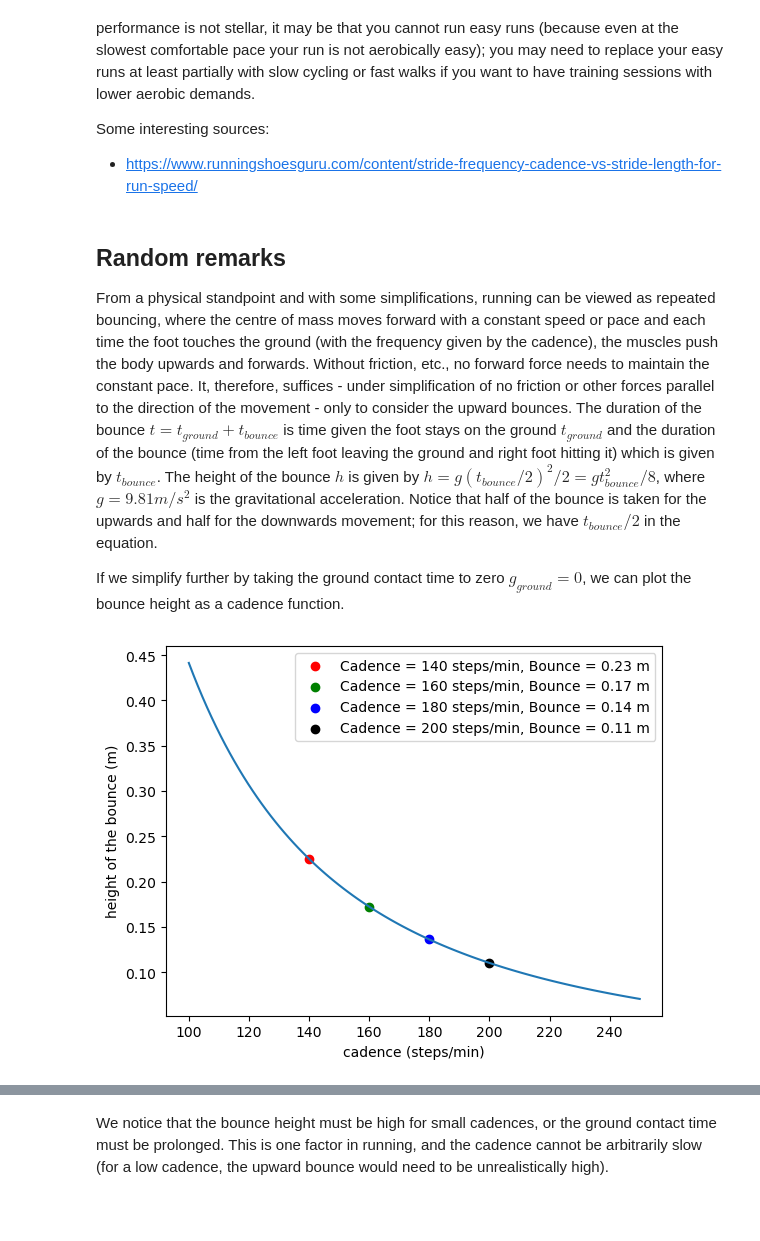
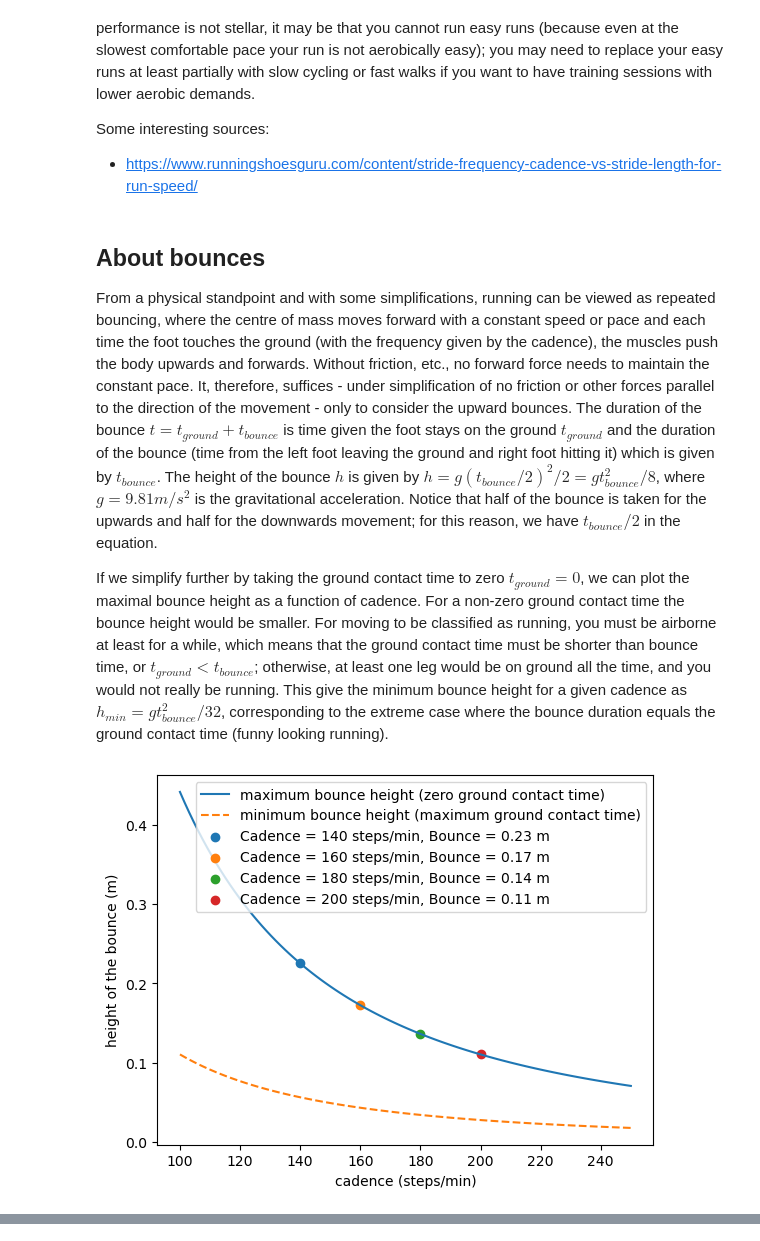
Before and after one commit to kaipuolamaki/run2024, a Jupyter notebook: notes/run.ipynb, the cells around one changed output, grey strips where cells are left out. Saved outputs shown, nothing was run; the diff lists cells and outputs as text; code cells hidden in the pictures; blank space fills up the shorter version.

```diff
--- a/notes/run.ipynb
+++ b/notes/run.ipynb
@@ -260,34 +254,54 @@ Some interesting sources:
 
 * <https://www.runningshoesguru.com/content/stride-frequency-cadence-vs-stride-length-for-run-speed/>
 # %% [markdown]
-## Random remarks
+## About bounces
 
 From a physical standpoint and with some simplifications, running can be viewed as repeated bouncing, where the centre of mass moves forward with a constant speed or pace and each time the foot touches the ground (with the frequency given by the cadence), the muscles push the body upwards and forwards. Without friction, etc., no forward force needs to maintain the constant pace. It, therefore, suffices - under simplification of no friction or other forces parallel to the direction of the movement - only to consider the upward bounces. The duration of the bounce $t=t_{ground}+t_{bounce}$ is time given the foot stays on the ground $t_{ground}$ and the duration of the bounce (time from the left foot leaving the ground and right foot hitting it) which is given by $t_{bounce}$. The height of the bounce $h$ is given by $h=g(t_{bounce}/2)^2/2=gt_{bounce}^2/8$, where $g=9.81 m/s^2$ is the gravitational acceleration. Notice that half of the bounce is taken for the upwards and half for the downwards movement; for this reason, we have $t_{bounce}/2$ in the equation.
 
-If we simplify further by taking the ground contact time to zero $g_{ground}=0$, we can plot the bounce height as a cadence function.
+If we simplify further by taking the ground contact time to zero $t_{ground}=0$, we can plot the maximal bounce height as a function of cadence. For a non-zero ground contact time the bounce height would be smaller. For moving to be classified as running, you must be airborne at least for a while, which means that the ground contact time must be shorter than bounce time, or $t_{ground}<t_{bounce}$; otherwise, at least one leg would be on ground all the time, and you would not really be running. This give the minimum bounce height for a given cadence as $h_{min}=gt_{bounce}^2/32$, corresponding to the extreme case where the bounce duration equals the ground contact time (funny looking running).
 # %%
 def fh(c):
     # the cadence units are in 1/min, we need to divide by 60 to get 1/s.
     return 9.81 * (60.0 / c) ** 2 / 8.0
 
 
 c = np.linspace(100, 250, 100)
 
-c2 = np.array([140,160,180,200])
+c2 = np.array([140, 160, 180, 200])
 fh2 = fh(c2)
 
 plt.clf()
-plt.plot(c, fh(c))
-plt.scatter(c2[0], fh2[0], label=f"Cadence = {c2[0]:.0f} steps/min, Bounce = {fh2[0]:.2f} m", color="red")
-plt.scatter(c2[1], fh2[1], label=f"Cadence = {c2[1]:.0f} steps/min, Bounce = {fh2[1]:.2f} m", color="green")
-plt.scatter(c2[2], fh2[2], label=f"Cadence = {c2[2]:.0f} steps/min, Bounce = {fh2[2]:.2f} m", color="blue")
-plt.scatter(c2[3], fh2[3], label=f"Cadence = {c2[3]:.0f} steps/min, Bounce = {fh2[3]:.2f} m", color="black")
+plt.plot(c, fh(c), label="maximum bounce height (zero ground contact time)")
+plt.plot(
+    c,
+    fh(c) / 4.0,
+    label="minimum bounce height (maximum ground contact time)",
+    linestyle="dashed",
+)
+plt.scatter(
+    c2[0],
+    fh2[0],
+    label=f"Cadence = {c2[0]:.0f} steps/min, Bounce = {fh2[0]:.2f} m",
+)
+plt.scatter(
+    c2[1],
+    fh2[1],
+    label=f"Cadence = {c2[1]:.0f} steps/min, Bounce = {fh2[1]:.2f} m",
+)
+plt.scatter(
+    c2[2],
+    fh2[2],
+    label=f"Cadence = {c2[2]:.0f} steps/min, Bounce = {fh2[2]:.2f} m",
+)
+plt.scatter(
+    c2[3],
+    fh2[3],
+    label=f"Cadence = {c2[3]:.0f} steps/min, Bounce = {fh2[3]:.2f} m",
+)
 plt.xlabel("cadence (steps/min)")
 plt.ylabel("height of the bounce (m)")
 plt.legend()
 plt.show()
 # %% [output]
-[figure, old version]
+[figure, new version]
 [interactive output not drawn]
-# %% [markdown]
-We notice that the bounce height must be high for small cadences, or the ground contact time must be prolonged. This is one factor in running, and the cadence cannot be arbitrarily slow (for a low cadence, the upward bounce would need to be unrealistically high).
```
Also changed, not shown: parts of 4 cells of this notebook.
